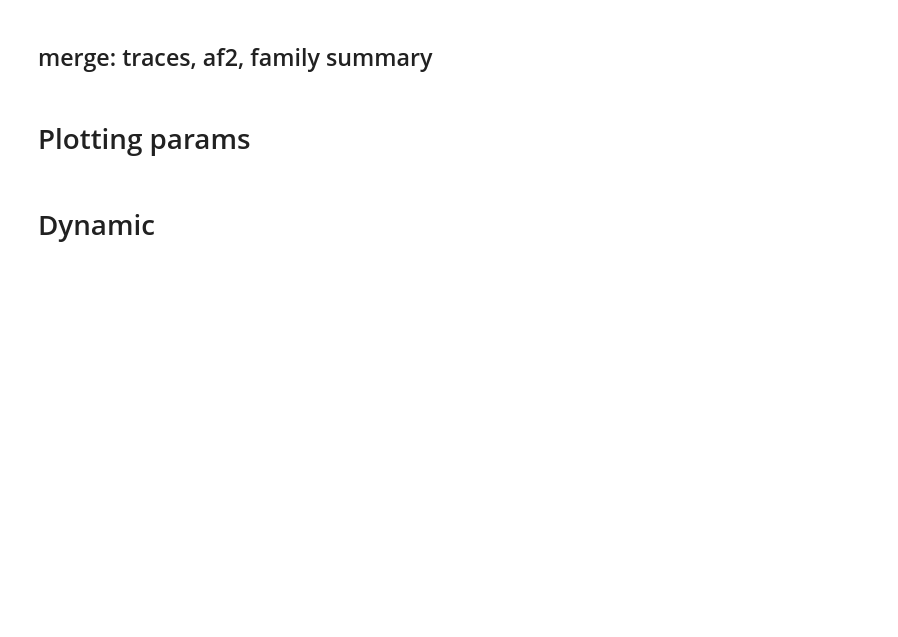
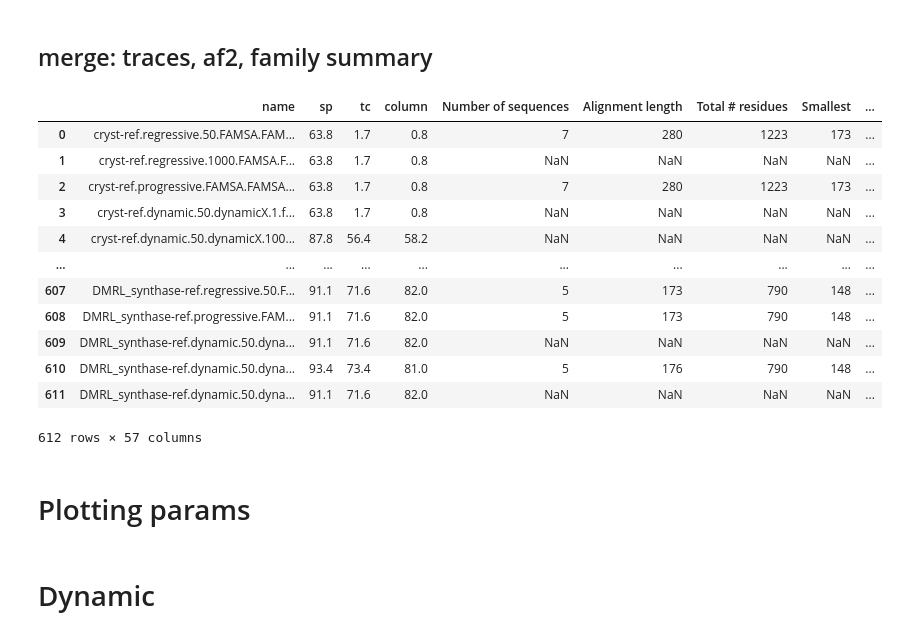
Before and after one commit to luisas/nf_structural_regression, a Jupyter notebook: notebook/02_benchmark_dynamic.ipynb, the cells around one changed output. Saved outputs shown, nothing was run; the diff lists cells and outputs as text; code cells hidden in the pictures; blank space fills up the shorter version.

```diff
--- a/notebook/02_benchmark_dynamic.ipynb
+++ b/notebook/02_benchmark_dynamic.ipynb
@@ -203,6 +197,22 @@ stats_alignments_regressive = stats_alignments_full[(stats_alignments_full.metho
 #save
 #stats_alignments_full.to_csv(os.path.join("/home/luisasantus/Desktop/crg_cluster/data/structural_regression/stats/", "stats_alignments_full.csv"), index = False)
 #stats_alignments_ref.to_csv(os.path.join("/home/luisasantus/Desktop/crg_cluster/data/structural_regression/stats/", "stats_alignments_refs.csv"), index = False)
+# %%
+stats_alignments_ref
+# %% [output]
+|  | name | sp | tc | column | Number of sequences | Alignment length | Total # residues | Smallest | ... |
+| 0 | cryst-ref.regressive.50.FAMSA.FAM... | 63.8 | 1.7 | 0.8 | 7 | 280 | 1223 | 173 | ... |
+| 1 | cryst-ref.regressive.1000.FAMSA.F... | 63.8 | 1.7 | 0.8 | NaN | NaN | NaN | NaN | ... |
+| 2 | cryst-ref.progressive.FAMSA.FAMSA... | 63.8 | 1.7 | 0.8 | 7 | 280 | 1223 | 173 | ... |
+| 3 | cryst-ref.dynamic.50.dynamicX.1.f... | 63.8 | 1.7 | 0.8 | NaN | NaN | NaN | NaN | ... |
+| 4 | cryst-ref.dynamic.50.dynamicX.100... | 87.8 | 56.4 | 58.2 | NaN | NaN | NaN | NaN | ... |
+| ... | ... | ... | ... | ... | ... | ... | ... | ... | ... |
+| 607 | DMRL_synthase-ref.regressive.50.F... | 91.1 | 71.6 | 82.0 | 5 | 173 | 790 | 148 | ... |
+| 608 | DMRL_synthase-ref.progressive.FAM... | 91.1 | 71.6 | 82.0 | 5 | 173 | 790 | 148 | ... |
+| 609 | DMRL_synthase-ref.dynamic.50.dyna... | 91.1 | 71.6 | 82.0 | NaN | NaN | NaN | NaN | ... |
+| 610 | DMRL_synthase-ref.dynamic.50.dyna... | 93.4 | 73.4 | 81.0 | 5 | 176 | 790 | 148 | ... |
+| 611 | DMRL_synthase-ref.dynamic.50.dyna... | 91.1 | 71.6 | 82.0 | NaN | NaN | NaN | NaN | ... |
+612 rows × 57 columns
 # %% [markdown]
 # Plotting params
 # %%
```
Also changed, not shown: parts of 7 cells of this notebook, 42 other files.
